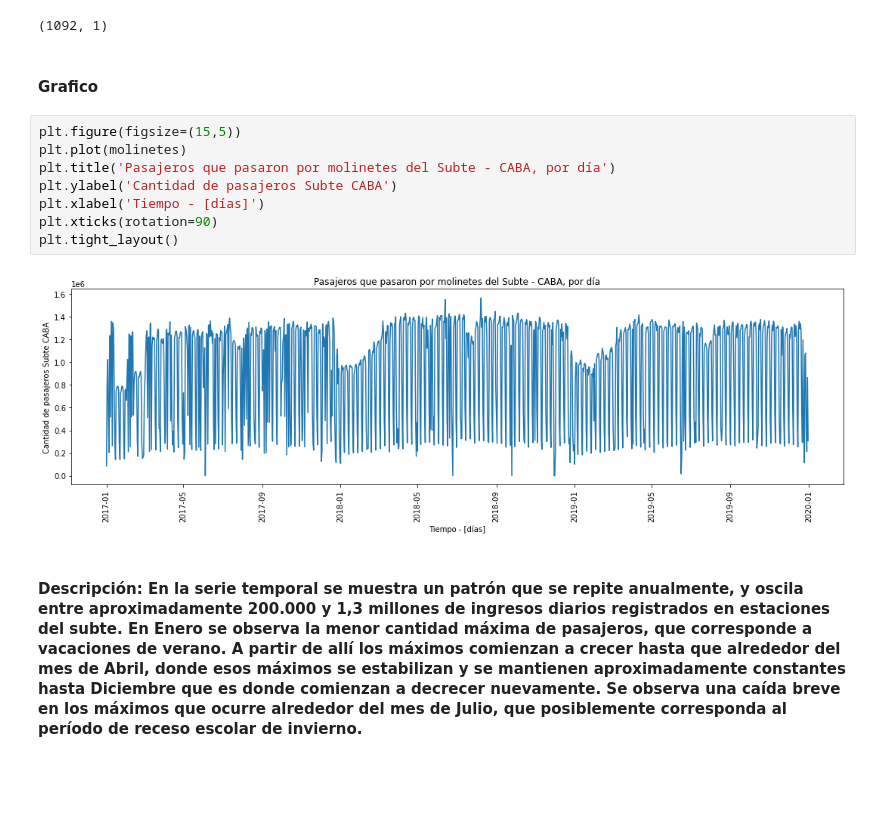
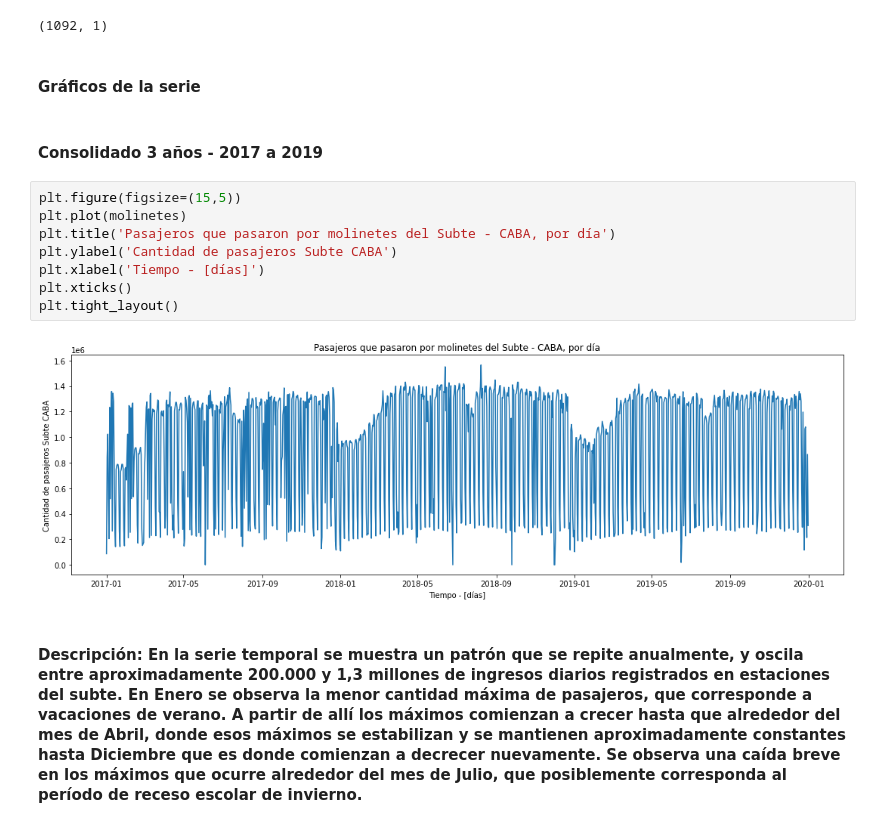
Before and after one commit to arigarmendia/Time-Series, a Jupyter notebook: TP/molinetes.ipynb, the cells around one changed output. Saved outputs shown, nothing was run; the diff lists cells and outputs as text; blank space fills up the shorter version.

```diff
--- a/TP/molinetes.ipynb
+++ b/TP/molinetes.ipynb
@@ -162,17 +164,19 @@ molinetes.head()
 molinetes.shape
 # %% [output]
 (1092, 1)
-# %% [markdown]
-#### Grafico
+# %% [markdown]
+#### Gráficos de la serie
+# %% [markdown]
+#### Consolidado 3 años - 2017 a 2019
 # %%
 plt.figure(figsize=(15,5))
 plt.plot(molinetes)
 plt.title('Pasajeros que pasaron por molinetes del Subte - CABA, por día')
 plt.ylabel('Cantidad de pasajeros Subte CABA')
 plt.xlabel('Tiempo - [días]')
-plt.xticks(rotation=90)
+plt.xticks()
 plt.tight_layout()
 # %% [output]
-[figure, old version]
+[figure, new version]
 # %% [markdown]
 #### Descripción: En la serie temporal se muestra un patrón que se repite anualmente, y oscila entre aproximadamente 200.000 y 1,3 millones de ingresos diarios registrados en estaciones del subte. En Enero se observa la menor cantidad máxima de pasajeros, que corresponde a vacaciones de verano. A partir de allí los máximos comienzan a crecer hasta que alrededor del mes de Abril, donde esos máximos se estabilizan y se mantienen aproximadamente constantes hasta Diciembre que es donde comienzan a decrecer nuevamente. Se observa una caída breve en los máximos que ocurre alrededor del mes de Julio, que posiblemente corresponda al período de receso escolar de invierno.
```
Also changed, not shown: parts of 55 cells of this notebook.
